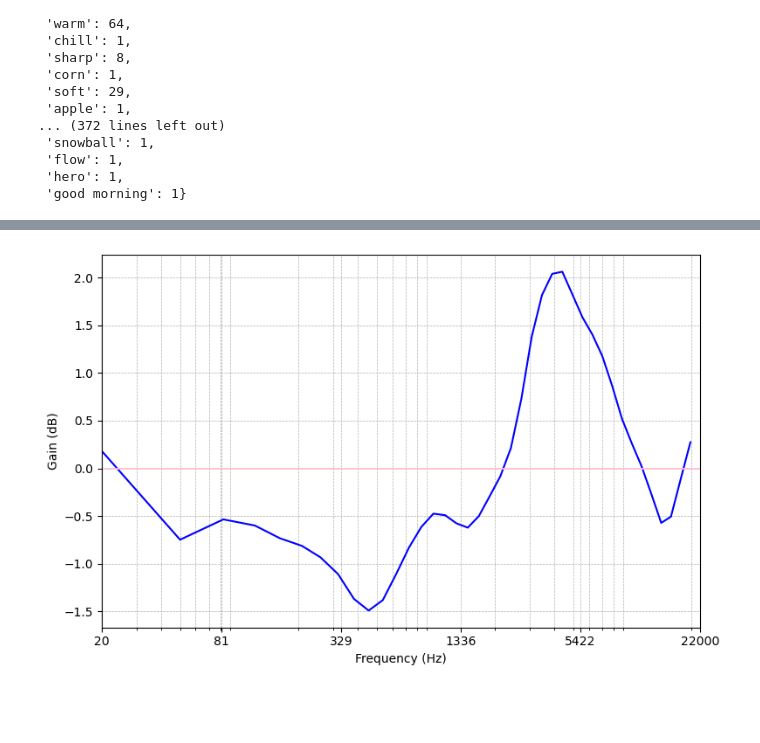
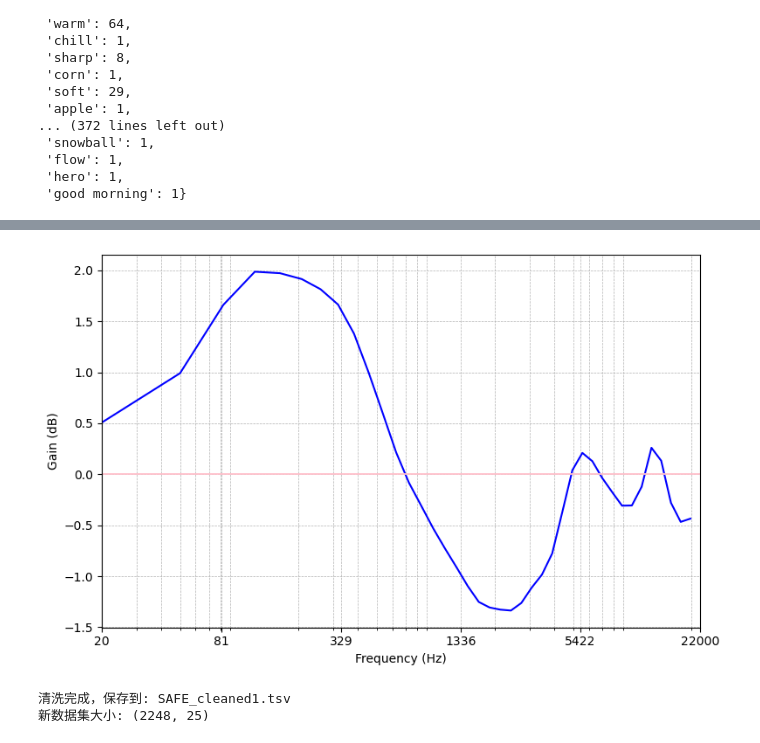
Before and after one commit to HQQHQ/Bert-Driven-Equalizer, a Jupyter notebook: data-preprocess copy.ipynb, the cells around one changed output, grey strips where cells are left out. Drawn from its saved outputs; the diff is of its cells as text; code cells hidden in the pictures; blank space fills up the shorter version.

```diff
--- a/data-preprocess copy.ipynb
+++ b/data-preprocess copy.ipynb
@@ -180,27 +180,55 @@ Example frequencies: [20.0, 50.0, 83.0, 120.0, 161.0, 208.0, 259.0, 318.0, 383.0
 # %%
 import matplotlib.pyplot as plt
 import numpy as np
 
-word = "airy"
+word = "warm"
 
 if word in eq_curves:
     gains = eq_curves[word]
 
     plt.figure(figsize=(8, 5))
     plt.plot(freq_list, gains, label=word, color='blue')
     plt.xscale('log')
     plt.xlim(20, 22000)
     plt.xlabel("Frequency (Hz)")
     plt.ylabel("Gain (dB)")
     #plt.title(f"EQ Curve for '{word}'")
     plt.axhline(y=0, color='pink', linewidth=1.3)
 
     ticks = np.logspace(np.log10(20), np.log10(22000), 6)
     plt.xticks(ticks, [f"{int(round(t))}" for t in ticks])
     plt.grid(True, which='both', ls='--', lw=0.5)
     plt.tight_layout()
     plt.show()
 else:
     print(f"No EQ data found for word: {word}")
 # %% [output]
-[figure, old version]
+[figure, new version]
+# %%
+import pandas as pd
+
+# 读入数据
+file_path = "SAFEEqualiserUserData.tsv"
+df = pd.read_csv(file_path, sep="\t")
+
+# 去掉 descriptor 为空的行
+df_cleaned = df.dropna(subset=["Descriptors"])
+df_cleaned = df_cleaned[df_cleaned["Descriptors"].str.strip() != ""]
+
+# 转小写 & 合并多余空格
+df_cleaned["Descriptors"] = (
+    df_cleaned["Descriptors"]
+    .str.lower()
+    .str.replace(r"\s+", " ", regex=True)  # 连续空格替换成单个空格
+    .str.strip()
+)
+
+# 保存清洗后的数据
+output_path = "SAFE_cleaned1.tsv"
+df_cleaned.to_csv(output_path, sep="\t", index=False)
+
+print("清洗完成，保存到:", output_path)
+print("新数据集大小:", df_cleaned.shape)
+# %% [output]
+清洗完成，保存到: SAFE_cleaned1.tsv
+新数据集大小: (2248, 25)
```
Also changed, not shown: parts of 11 cells of this notebook, 16 other files.
